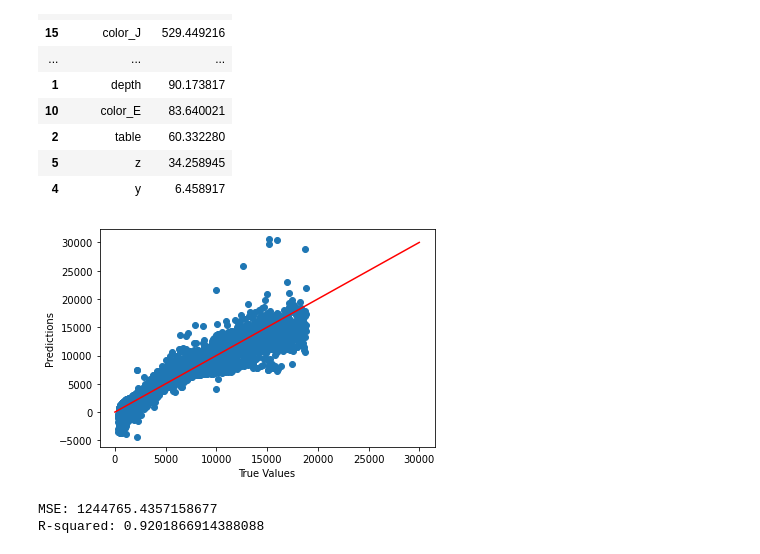
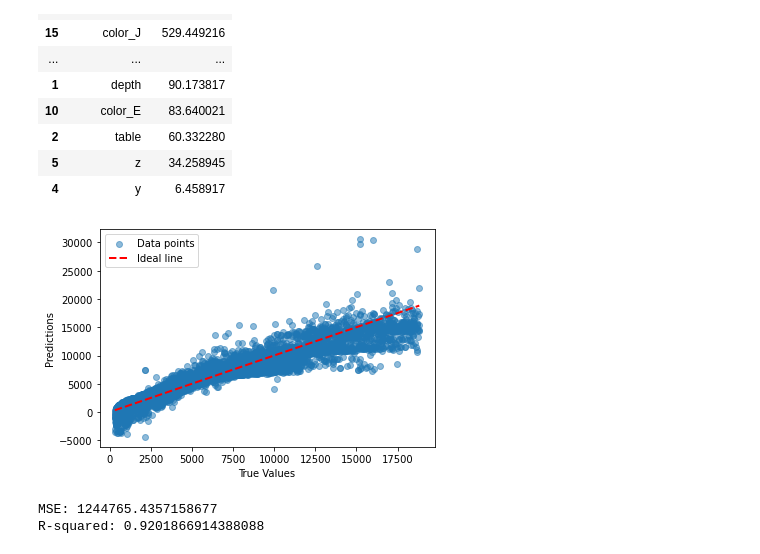
Before and after one commit to whats2000/coding-stuff-I-make-from-learning, a Jupyter notebook: Pythons/others/Team Project/project.ipynb, the cells around one changed output. Saved outputs shown, nothing was run; the diff lists cells and outputs as text; code cells hidden in the pictures.

```diff
--- a/Pythons/others/Team Project/project.ipynb
+++ b/Pythons/others/Team Project/project.ipynb
@@ -93,15 +91,22 @@ coef
 # %%
 # 用模型進行預測
 y_pred = model.predict(X_test_scaled)
 
-# 繪製散點圖和預測直線
-plt.scatter(y_test, y_pred)
-plt.plot([0, 30000], [0, 30000], 'r')
+# 繪製實際值和預測值的散點圖
+plt.scatter(y_test, y_pred, alpha=0.5)
+
+# 繪製對角線
+plt.plot([y_test.min(), y_test.max()], [y_test.min(), y_test.max()], 'r--', lw=2)
+
+# 設置坐標軸標籤和圖例
 plt.xlabel('True Values')
 plt.ylabel('Predictions')
+plt.legend(['Data points', 'Ideal line'])
+
+# 顯示圖形
 plt.show()
 # %% [output]
-[figure, old version]
+[figure, new version]
 # %%
 from sklearn.metrics import mean_squared_error, r2_score
 
```
Also changed, not shown: parts of 4 cells of this notebook, 1 other file.
